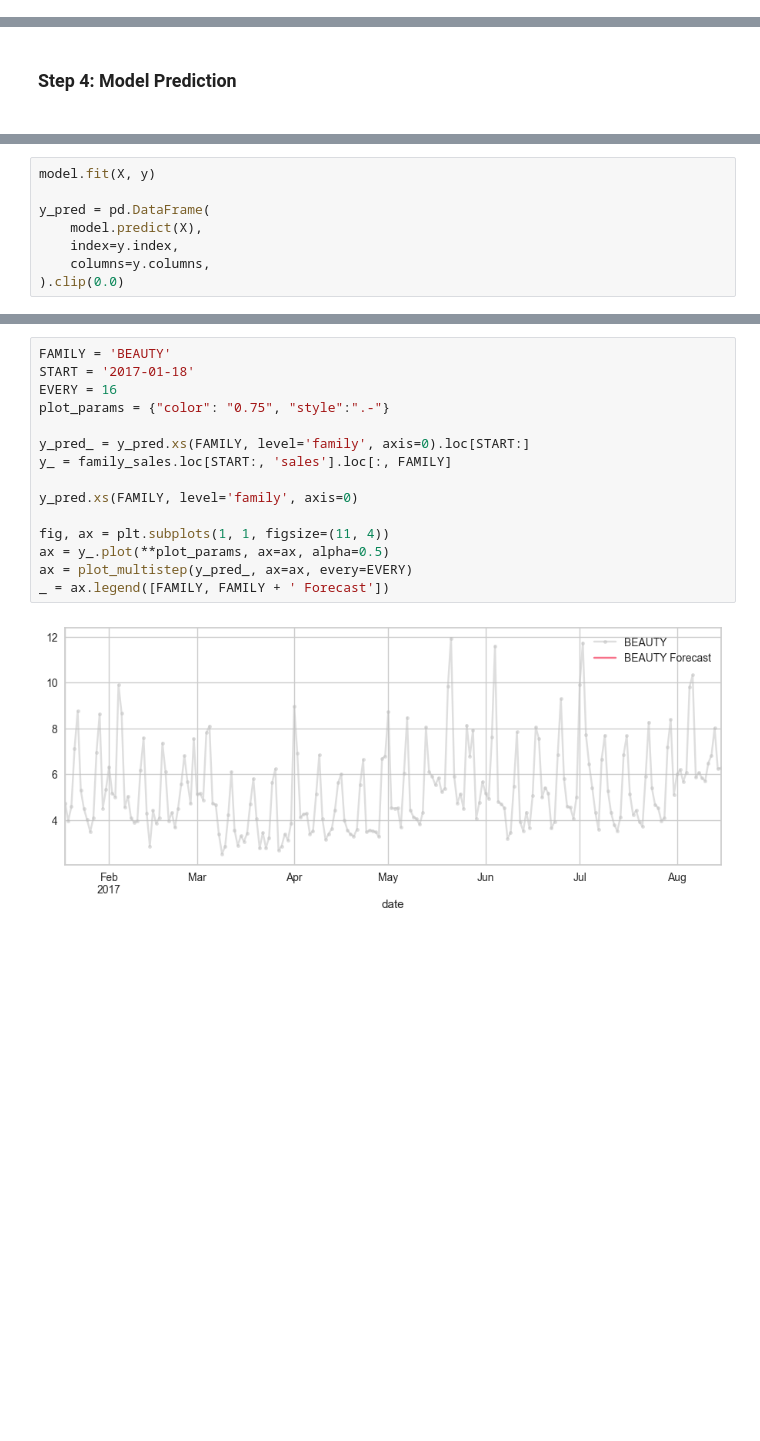
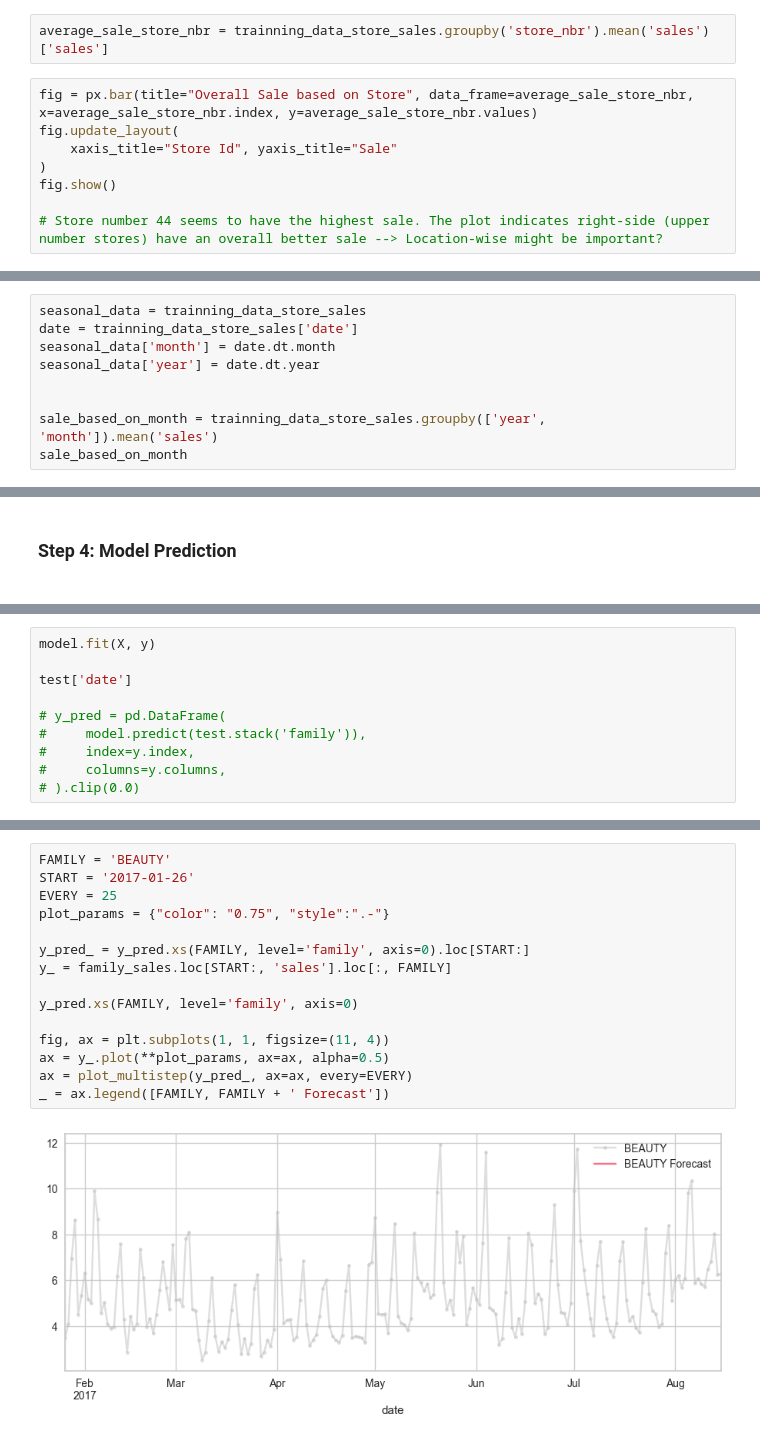
Before and after one commit to lognguyen/kaggle-store-prediction, a Jupyter notebook: storePrediction.ipynb, the cells around one changed output, grey strips where cells are left out. Saved outputs shown, nothing was run; the diff lists cells and outputs as text; blank space fills up the shorter version.

```diff
--- a/storePrediction.ipynb
+++ b/storePrediction.ipynb
@@ -192,0 +195,10 @@ plt.show()
+# %%
+average_sale_store_nbr = trainning_data_store_sales.groupby('store_nbr').mean('sales')['sales']
+# %%
+fig = px.bar(title="Overall Sale based on Store", data_frame=average_sale_store_nbr, x=average_sale_store_nbr.index, y=average_sale_store_nbr.values)
+fig.update_layout(
+    xaxis_title="Store Id", yaxis_title="Sale"
+)
+fig.show()
+
+# Store number 44 seems to have the highest sale. The plot indicates right-side (upper number stores) have an overall better sale --> Location-wise might be important?
@@ -192,0 +207,9 @@ plt.show()
+# %%
+seasonal_data = trainning_data_store_sales
+date = trainning_data_store_sales['date']
+seasonal_data['month'] = date.dt.month
+seasonal_data['year'] = date.dt.year
+
+
+sale_based_on_month = trainning_data_store_sales.groupby(['year', 'month']).mean('sales')
+sale_based_on_month
@@ -324,8 +418,10 @@ RegressorChain(base_estimator=XGBRegressor(base_score=None, booster=None,
 # %%
 model.fit(X, y)
 
-y_pred = pd.DataFrame(
-    model.predict(X),
-    index=y.index,
-    columns=y.columns,
-).clip(0.0)
+test['date']
+
+# y_pred = pd.DataFrame(
+#     model.predict(test.stack('family')),
+#     index=y.index,
+#     columns=y.columns,
+# ).clip(0.0)
@@ -348,17 +458,17 @@ y_pred = pd.DataFrame(
 # %%
 FAMILY = 'BEAUTY'
-START = '2017-01-18'
-EVERY = 16
+START = '2017-01-26'
+EVERY = 25
 plot_params = {"color": "0.75", "style":".-"}
 
 y_pred_ = y_pred.xs(FAMILY, level='family', axis=0).loc[START:]
 y_ = family_sales.loc[START:, 'sales'].loc[:, FAMILY]
 
 y_pred.xs(FAMILY, level='family', axis=0)
 
 fig, ax = plt.subplots(1, 1, figsize=(11, 4))
 ax = y_.plot(**plot_params, ax=ax, alpha=0.5)
 ax = plot_multistep(y_pred_, ax=ax, every=EVERY)
 _ = ax.legend([FAMILY, FAMILY + ' Forecast'])
 # %% [output]
-[figure, old version]
+[figure, new version]
```
Also changed, not shown: parts of 40 cells of this notebook, 1 other file.
